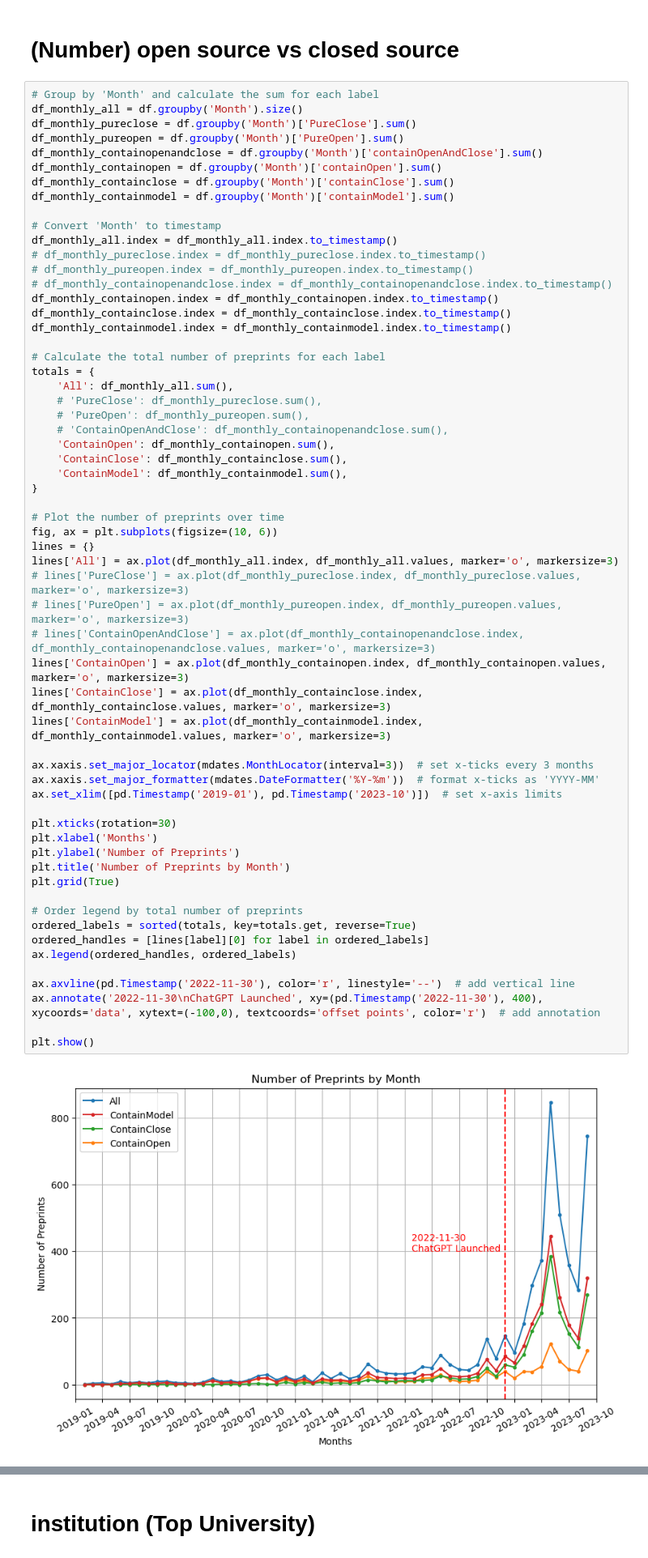
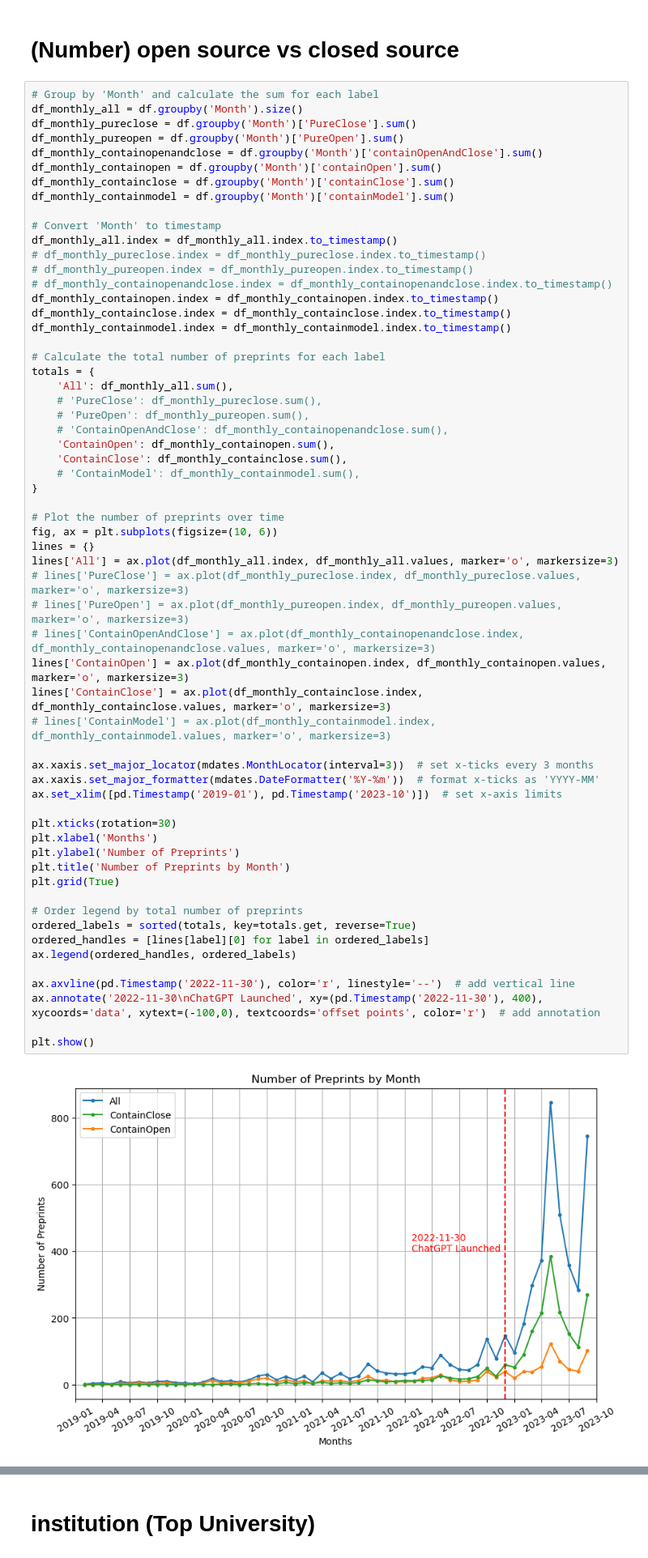
Before and after one commit to jiaweixu98/ChatGPTinnovationWaves, a Jupyter notebook: llm_final_paper.ipynb, the cells around one changed output, grey strips where cells are left out. Shown at 81% size. Cells and saved outputs as stored; diff of their text form.

```diff
--- a/llm_final_paper.ipynb
+++ b/llm_final_paper.ipynb
@@ -1038,38 +1274,38 @@ totals = {
     # 'ContainOpenAndClose': df_monthly_containopenandclose.sum(),
     'ContainOpen': df_monthly_containopen.sum(),
     'ContainClose': df_monthly_containclose.sum(),
-    'ContainModel': df_monthly_containmodel.sum(),
+    # 'ContainModel': df_monthly_containmodel.sum(),
 }
 
 # Plot the number of preprints over time
 fig, ax = plt.subplots(figsize=(10, 6))
 lines = {}
 lines['All'] = ax.plot(df_monthly_all.index, df_monthly_all.values, marker='o', markersize=3)
 # lines['PureClose'] = ax.plot(df_monthly_pureclose.index, df_monthly_pureclose.values, marker='o', markersize=3)
 # lines['PureOpen'] = ax.plot(df_monthly_pureopen.index, df_monthly_pureopen.values, marker='o', markersize=3)
 # lines['ContainOpenAndClose'] = ax.plot(df_monthly_containopenandclose.index, df_monthly_containopenandclose.values, marker='o', markersize=3)
 lines['ContainOpen'] = ax.plot(df_monthly_containopen.index, df_monthly_containopen.values, marker='o', markersize=3)
 lines['ContainClose'] = ax.plot(df_monthly_containclose.index, df_monthly_containclose.values, marker='o', markersize=3)
-lines['ContainModel'] = ax.plot(df_monthly_containmodel.index, df_monthly_containmodel.values, marker='o', markersize=3)
+# lines['ContainModel'] = ax.plot(df_monthly_containmodel.index, df_monthly_containmodel.values, marker='o', markersize=3)
 
 ax.xaxis.set_major_locator(mdates.MonthLocator(interval=3))  # set x-ticks every 3 months
 ax.xaxis.set_major_formatter(mdates.DateFormatter('%Y-%m'))  # format x-ticks as 'YYYY-MM'
 ax.set_xlim([pd.Timestamp('2019-01'), pd.Timestamp('2023-10')])  # set x-axis limits
 
 plt.xticks(rotation=30)
 plt.xlabel('Months')
 plt.ylabel('Number of Preprints')
 plt.title('Number of Preprints by Month')
 plt.grid(True)
 
 # Order legend by total number of preprints
 ordered_labels = sorted(totals, key=totals.get, reverse=True)
 ordered_handles = [lines[label][0] for label in ordered_labels]
 ax.legend(ordered_handles, ordered_labels)
 
 ax.axvline(pd.Timestamp('2022-11-30'), color='r', linestyle='--')  # add vertical line
 ax.annotate('2022-11-30\nChatGPT Launched', xy=(pd.Timestamp('2022-11-30'), 400), xycoords='data', xytext=(-100,0), textcoords='offset points', color='r')  # add annotation
 
 plt.show()
 # %% [output]
-[figure, old version]
+[figure, new version]
```
Also changed, not shown: parts of 10 cells of this notebook.
